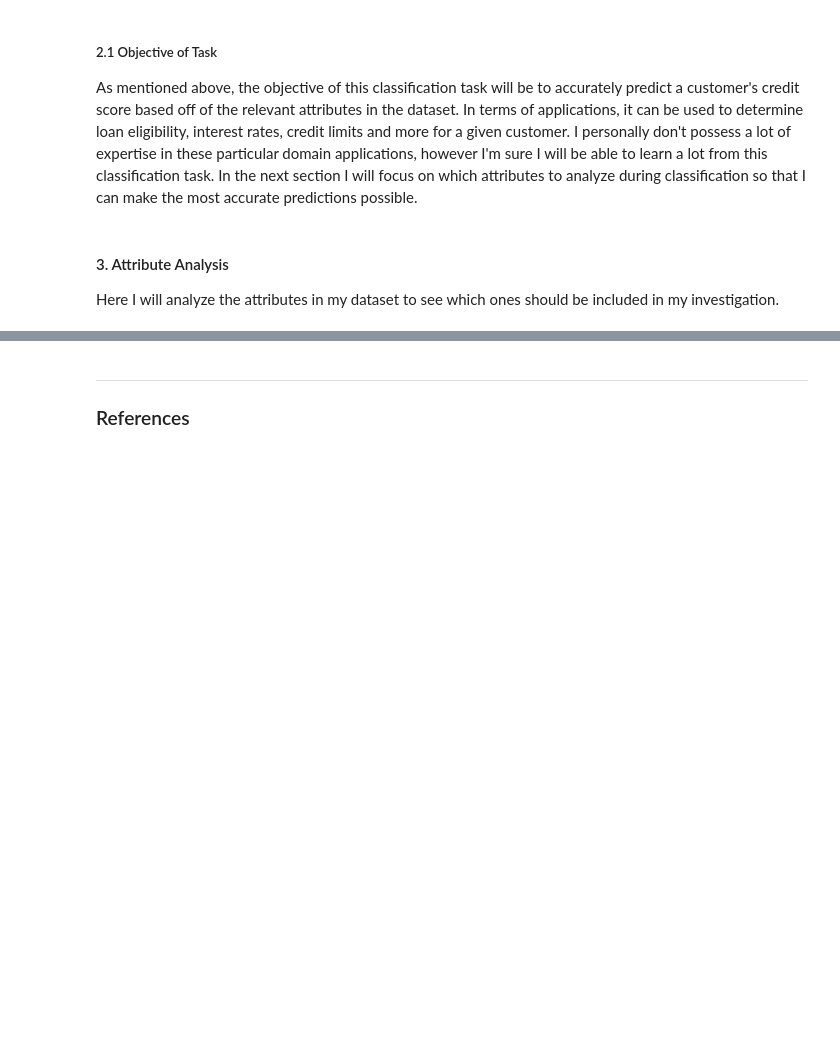
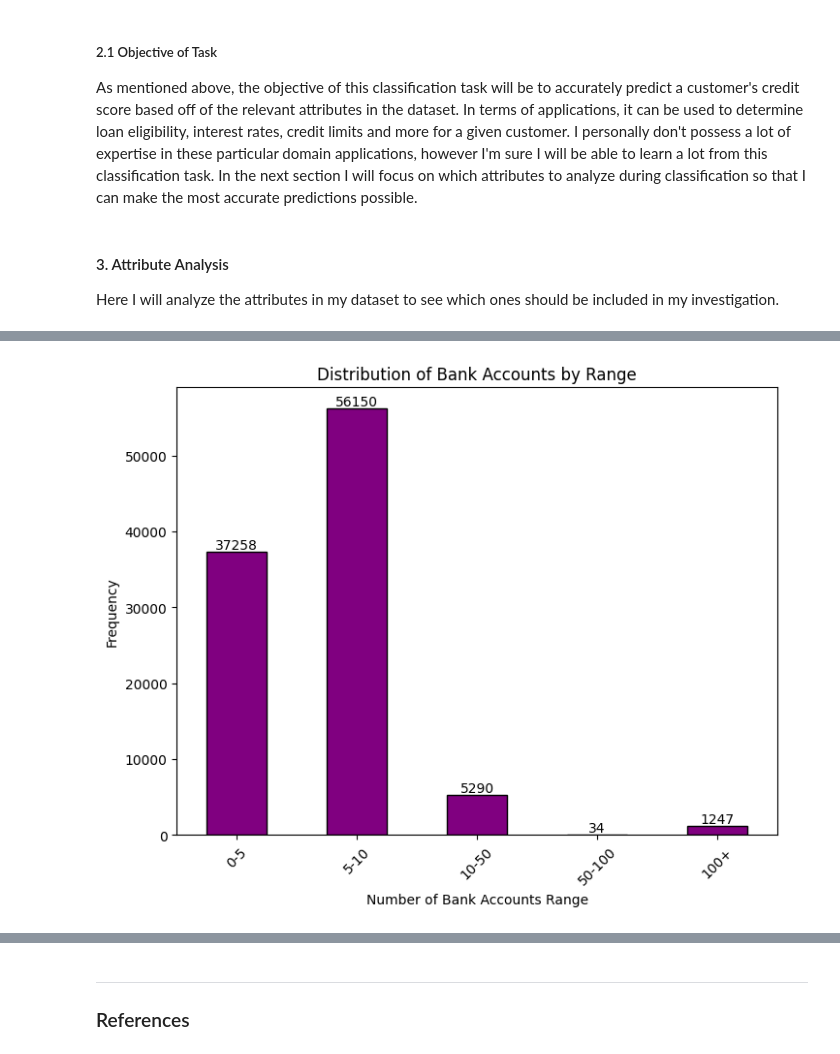
Before and after one commit to alex-govier5/intro-to-ai, a Jupyter notebook: A1/AI_Assignment1.ipynb, the cells around one changed output, grey strips where cells are left out. Cells and saved outputs as stored; diff of their text form; code cells hidden in the pictures; blank space fills up the shorter version.

```diff
--- a/A1/AI_Assignment1.ipynb
+++ b/A1/AI_Assignment1.ipynb
@@ -141,0 +203,31 @@ Here I will analyze the attributes in my dataset to see which ones should be inc
+# %%
+# Creating a histogram for number of bank accounts
+credit_scores_dataset['Num_Bank_Accounts'] = pd.to_numeric(credit_scores_dataset['Num_Bank_Accounts'], errors='coerce')
+
+# Creat the bins
+bank_account_bins = [0, 5, 10, 50, 100, 10000]
+bank_account_labels = ['0-5', '5-10', '10-50', '50-100', '100+']
+credit_scores_dataset['Bank_Account_Range'] = pd.cut(credit_scores_dataset['Num_Bank_Accounts'], bins=bank_account_bins, labels=bank_account_labels, right=False)
+
+# Count the occurrences of each range
+bank_account_counts = credit_scores_dataset['Bank_Account_Range'].value_counts().sort_index()
+
+# Now plot the histogram for the binned data
+plt.figure(figsize=(8, 6))
+bank_account_bar_plot = bank_account_counts.plot(kind='bar', color='purple', edgecolor='black')
+
+# Add labels to the bars
+for bar in bank_account_bar_plot.patches:
+    bank_account_bar_plot.annotate(
+        int(bar.get_height()),
+        (bar.get_x() + bar.get_width() / 2, bar.get_height()),
+        ha='center', va='bottom', fontsize=10
+    )
+
+plt.title('Distribution of Bank Accounts by Range')
+plt.xlabel('Number of Bank Accounts Range')
+plt.ylabel('Frequency')
+plt.xticks(rotation=45)
+plt.show()
+# %% [output]
+[figure, added]
```
Also changed, not shown: parts of 21 cells of this notebook.
